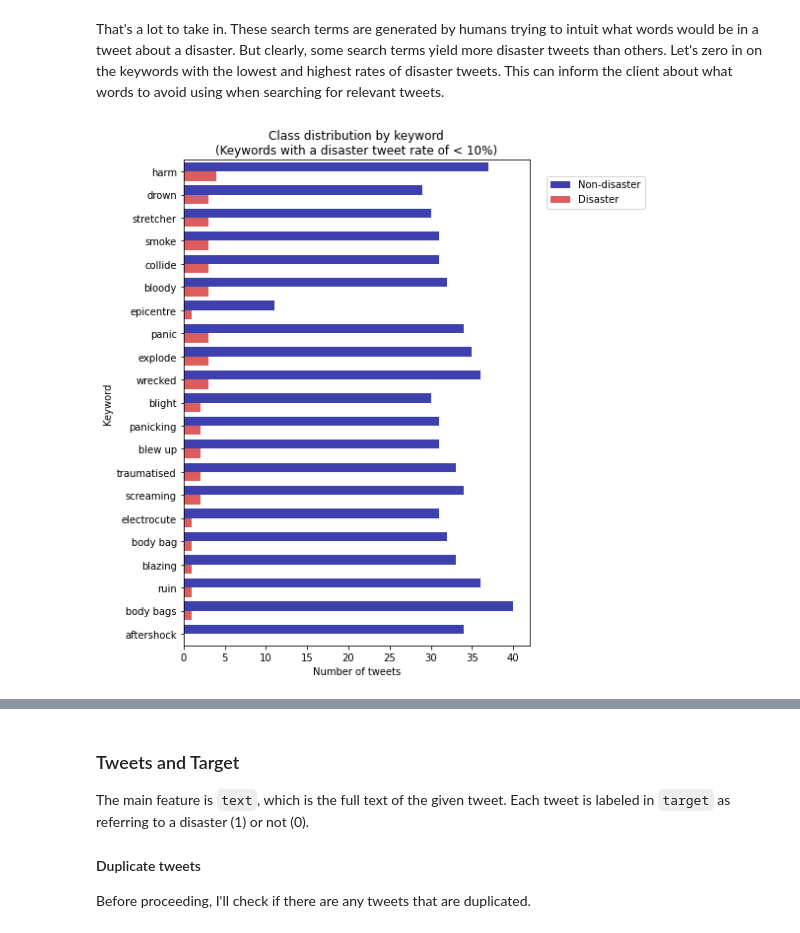
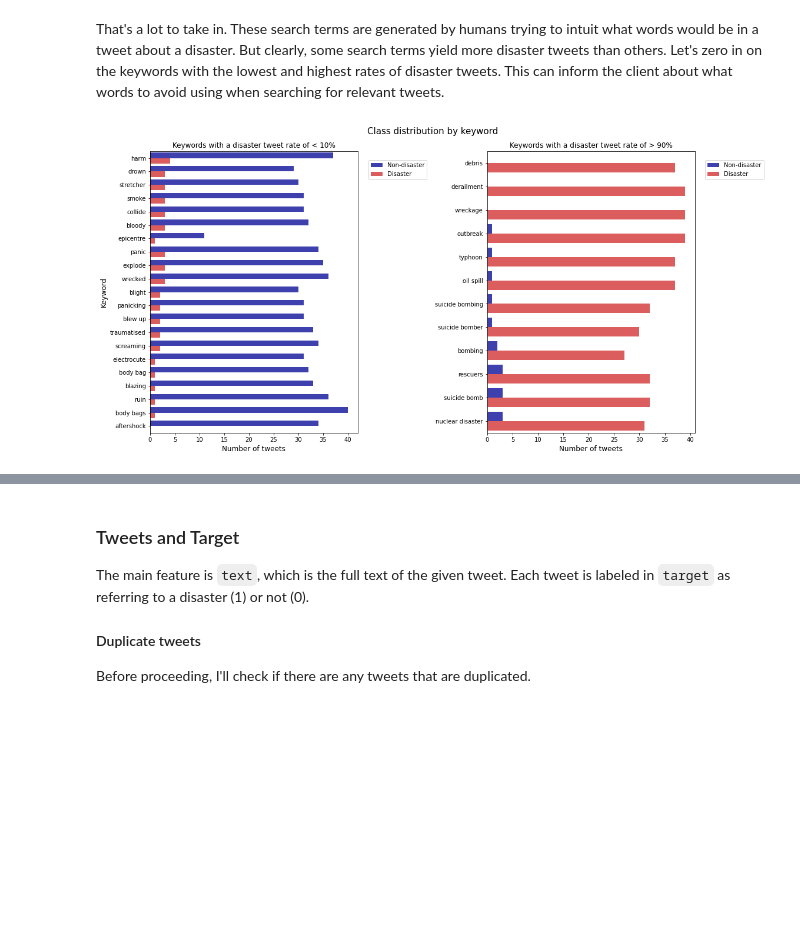
Before and after one commit to zshoorbajee/FlatironProject4, a Jupyter notebook: index.ipynb, the cells around one changed output, grey strips where cells are left out. Saved outputs shown, nothing was run; the diff lists cells and outputs as text; code cells hidden in the pictures; blank space fills up the shorter version.

```diff
--- a/index.ipynb
+++ b/index.ipynb
@@ -242,21 +242,33 @@ plt.show()
 # %% [markdown]
 That's a lot to take in. These search terms are generated by humans trying to intuit what words would be in a tweet about a disaster. But clearly, some search terms yield more disaster tweets than others. Let's zero in on the keywords with the lowest and highest rates of disaster tweets. This can inform the client about what words to avoid using when searching for relevant tweets.
 # %%
-fig, ax = plt.subplots(figsize=(8, 8))
+fig, axes = plt.subplots(ncols=2, figsize=(16, 8))
 
 sns.countplot(
     y=df_kw.sort_values(by='kw_target_mean', ascending=False)['keyword'][df_kw['kw_target_mean'] < 0.10],
     hue=df_kw.sort_values(by='kw_target_mean', ascending=False)['target'][df_kw['kw_target_mean'] < 0.10],
     palette=[color_non, color_disaster],
-    ax=ax
+    ax=axes[0]
 )
-ax.set_title('Class distribution by keyword\n(Keywords with a disaster tweet rate of < 10%)')
-ax.set_xlabel('Number of tweets'),
-ax.set_ylabel('Keyword')
+axes[0].set_title('Keywords with a disaster tweet rate of < 10%')
+axes[0].set_xlabel('Number of tweets', size=12),
+axes[0].set_ylabel('Keyword', size=12)
+axes[0].legend(['Non-disaster', 'Disaster'], loc=(1.05,.9))
+
+sns.countplot(
+    y=df_kw.sort_values(by='kw_target_mean', ascending=False)['keyword'][df_kw['kw_target_mean'] > 0.90],
+    hue=df_kw.sort_values(by='kw_target_mean', ascending=False)['target'][df_kw['kw_target_mean'] > 0.90],
+    palette=[color_non, color_disaster],
+    ax=axes[1],
+)
+axes[1].set_title('Keywords with a disaster tweet rate of > 90%')
+axes[1].set_xlabel('Number of tweets', size=12),
+axes[1].set_ylabel('')
+axes[1].legend(['Non-disaster', 'Disaster'], loc=(1.05,.9))
+fig.suptitle('Class distribution by keyword', size=15)
 fig.set_facecolor('white')
-plt.legend(['Non-disaster', 'Disaster'], loc=(1.05,.9))
 plt.tight_layout()
-# plt.savefig('./images/keywords_under_10_pct.png', dpi=500)
+plt.savefig('./images/keywords_90_10.png', dpi=500)
 plt.show()
 # %% [output]
-[figure, old version]
+[figure, new version]
```
Also changed, not shown: parts of 7 cells of this notebook, 2 other files.
